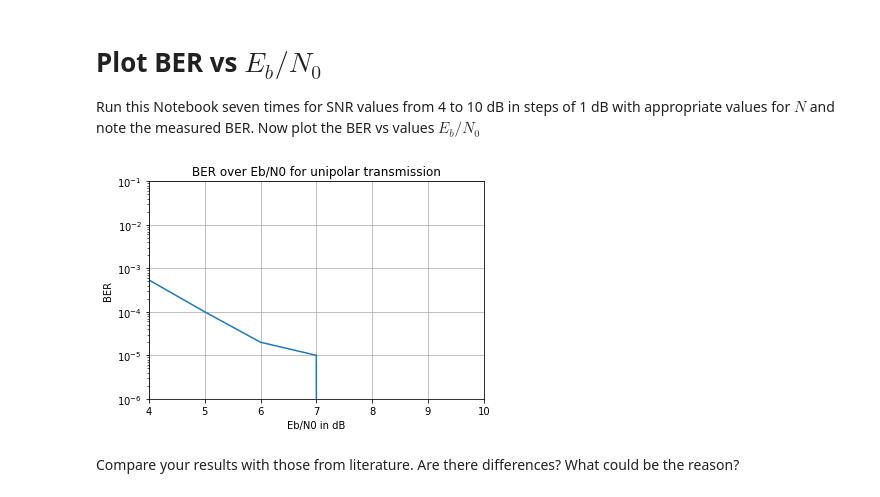
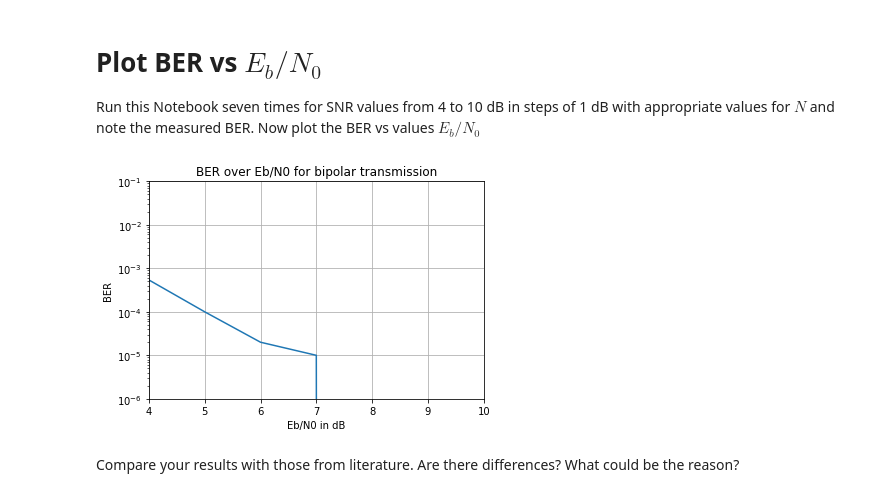
Before and after one commit to alexm-imag/dclab2, a Jupyter notebook: DC_Lab2.ipynb, the cells around one changed output. Drawn from its saved outputs; the diff is of its cells as text; code cells hidden in the pictures.

```diff
--- a/DC_Lab2.ipynb
+++ b/DC_Lab2.ipynb
@@ -270,19 +291,19 @@ Now plot the  BER vs values $E_b/N_0$
 # %%
 #Insert the values for different SNR in the range from 4 to 10 dB from the sheet or file and plot BER vs Eb/N0
 BER_Bipolar = [0.00054, 0.0001, 0.00002, 0.00001, 0.0, 0.0, 0.0]
 Eb_N0_Vec = [4, 5, 6, 7, 8, 9, 10]
 
-plt.plot(Eb_N0_Vec, BER_Bipolar2 )
+plt.plot(Eb_N0_Vec, BER_Bipolar )
 plt.yscale("log")
 plt.xlim(4, 10 )
 plt.ylim(1/1000000, 1/10)
 plt.xlabel('Eb/N0 in dB')
 plt.ylabel('BER')
 plt.title('BER over Eb/N0 for bipolar transmission')
 plt.grid(True)
 plt.show()
 # %% [output]
-[figure, old version]
+[figure, new version]
 # %% [markdown]
 Compare your results with those from literature. Are there differences? What could be the reason?
 # %% [markdown]
```
Also changed, not shown: parts of 10 cells of this notebook.
